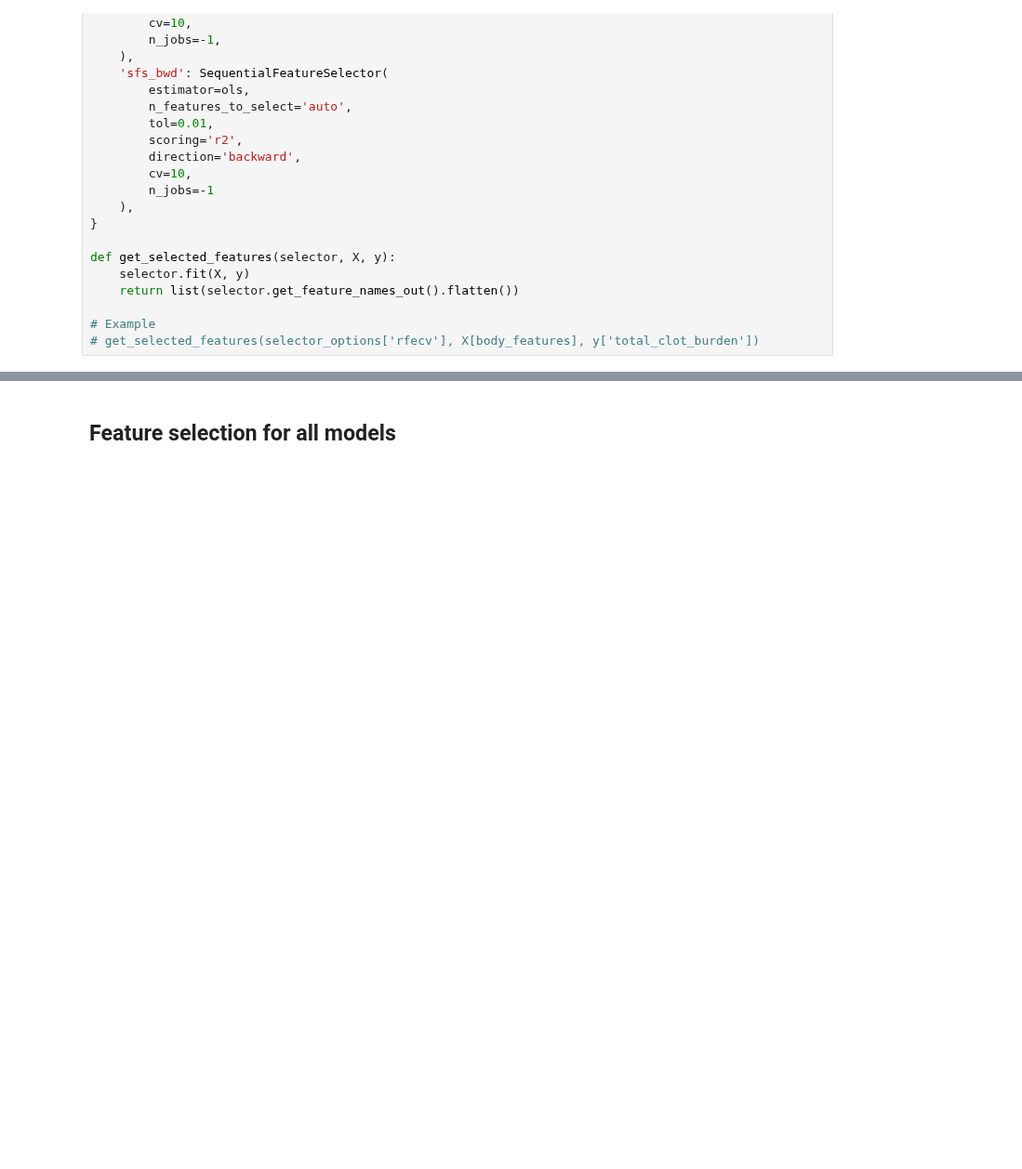
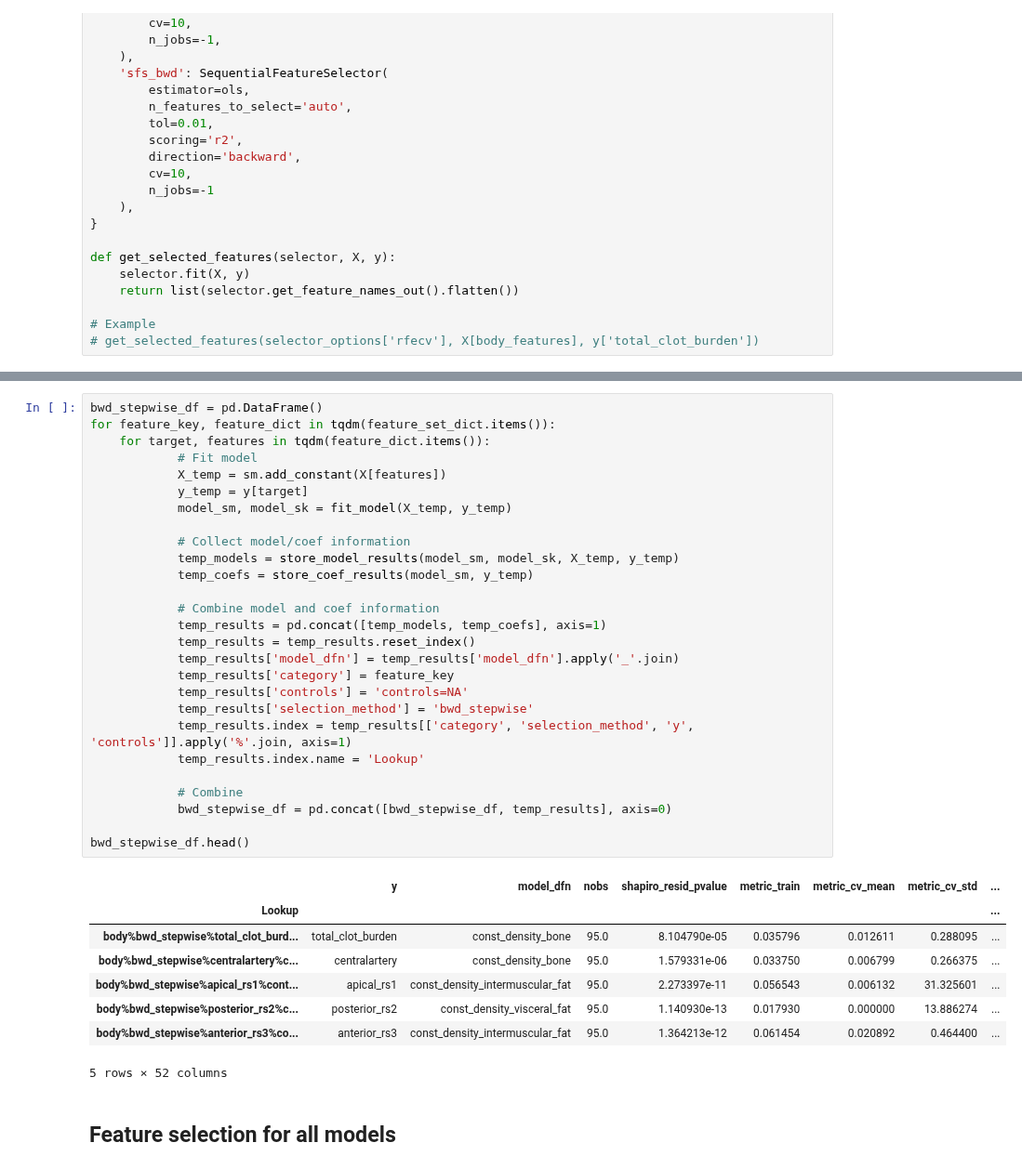
Before and after one commit to qaust/iCPET, a Jupyter notebook: src/ols.ipynb, the cells around one changed output, grey strips where cells are left out. Shown at 93% size. Cells and saved outputs as stored; diff of their text form; blank space fills up the shorter version.

```diff
--- a/src/ols.ipynb
+++ b/src/ols.ipynb
@@ -266,3 +342,39 @@ def get_selected_features(selector, X, y):
+# %%
+bwd_stepwise_df = pd.DataFrame()
+for feature_key, feature_dict in tqdm(feature_set_dict.items()):
+    for target, features in tqdm(feature_dict.items()):
+            # Fit model
+            X_temp = sm.add_constant(X[features])
+            y_temp = y[target]
+            model_sm, model_sk = fit_model(X_temp, y_temp)
+
+            # Collect model/coef information
+            temp_models = store_model_results(model_sm, model_sk, X_temp, y_temp)
+            temp_coefs = store_coef_results(model_sm, y_temp)
+
+            # Combine model and coef information
+            temp_results = pd.concat([temp_models, temp_coefs], axis=1)
+            temp_results = temp_results.reset_index()
+            temp_results['model_dfn'] = temp_results['model_dfn'].apply('_'.join)
+            temp_results['category'] = feature_key
+            temp_results['controls'] = 'controls=NA'
+            temp_results['selection_method'] = 'bwd_stepwise'
+            temp_results.index = temp_results[['category', 'selection_method', 'y', 'controls']].apply('%'.join, axis=1)
+            temp_results.index.name = 'Lookup'
+
+            # Combine
+            bwd_stepwise_df = pd.concat([bwd_stepwise_df, temp_results], axis=0)
+
+bwd_stepwise_df.head()
+# %% [output]
+|  | y | model_dfn | nobs | shapiro_resid_pvalue | metric_train | metric_cv_mean | metric_cv_std | ... |
+| Lookup |  |  |  |  |  |  |  | ... |
+| body%bwd_stepwise%total_clot_burd... | total_clot_burden | const_density_bone | 95.0 | 8.104790e-05 | 0.035796 | 0.012611 | 0.288095 | ... |
+| body%bwd_stepwise%centralartery%c... | centralartery | const_density_bone | 95.0 | 1.579331e-06 | 0.033750 | 0.006799 | 0.266375 | ... |
+| body%bwd_stepwise%apical_rs1%cont... | apical_rs1 | const_density_intermuscular_fat | 95.0 | 2.273397e-11 | 0.056543 | 0.006132 | 31.325601 | ... |
+| body%bwd_stepwise%posterior_rs2%c... | posterior_rs2 | const_density_visceral_fat | 95.0 | 1.140930e-13 | 0.017930 | 0.000000 | 13.886274 | ... |
+| body%bwd_stepwise%anterior_rs3%co... | anterior_rs3 | const_density_intermuscular_fat | 95.0 | 1.364213e-12 | 0.061454 | 0.020892 | 0.464400 | ... |
+5 rows × 52 columns
 # %% [markdown]
 ## Feature selection for all models
 # %%
```
Also changed, not shown: parts of 10 cells of this notebook, 5 other files.
